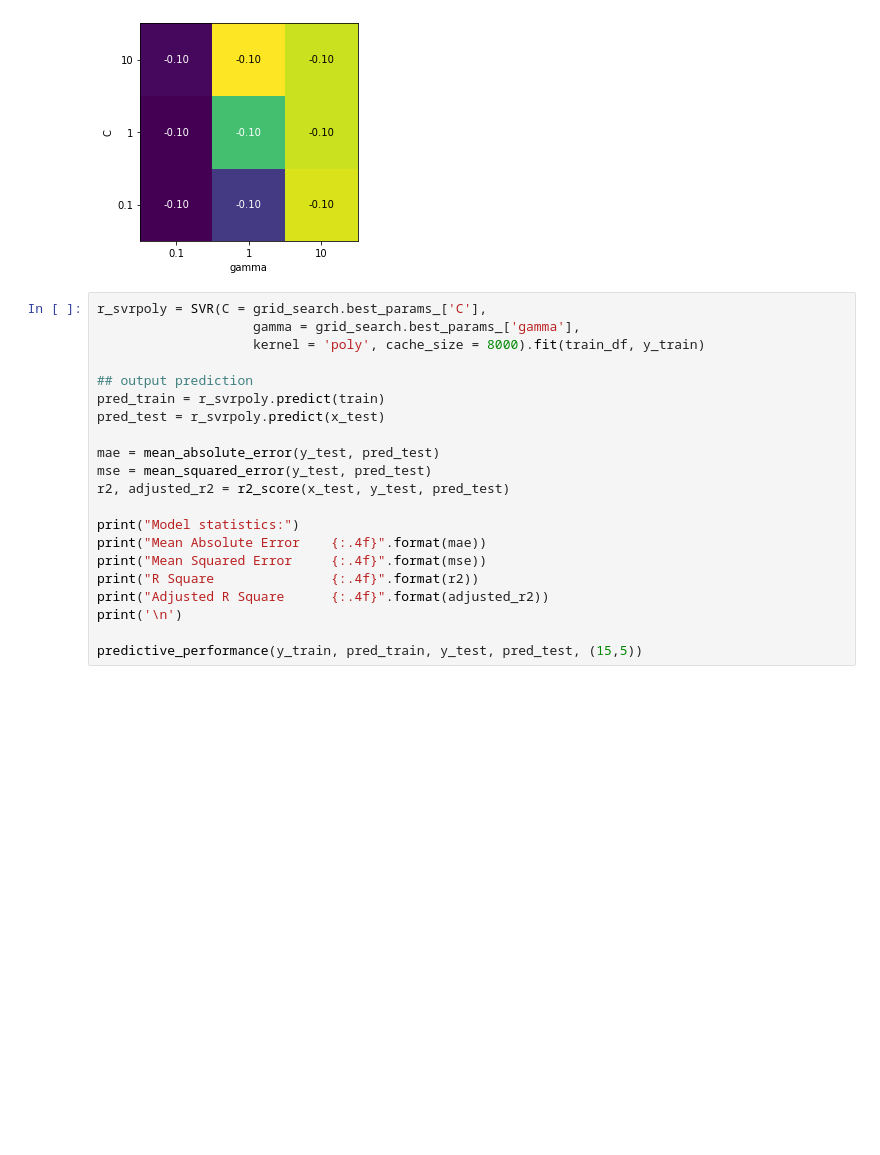
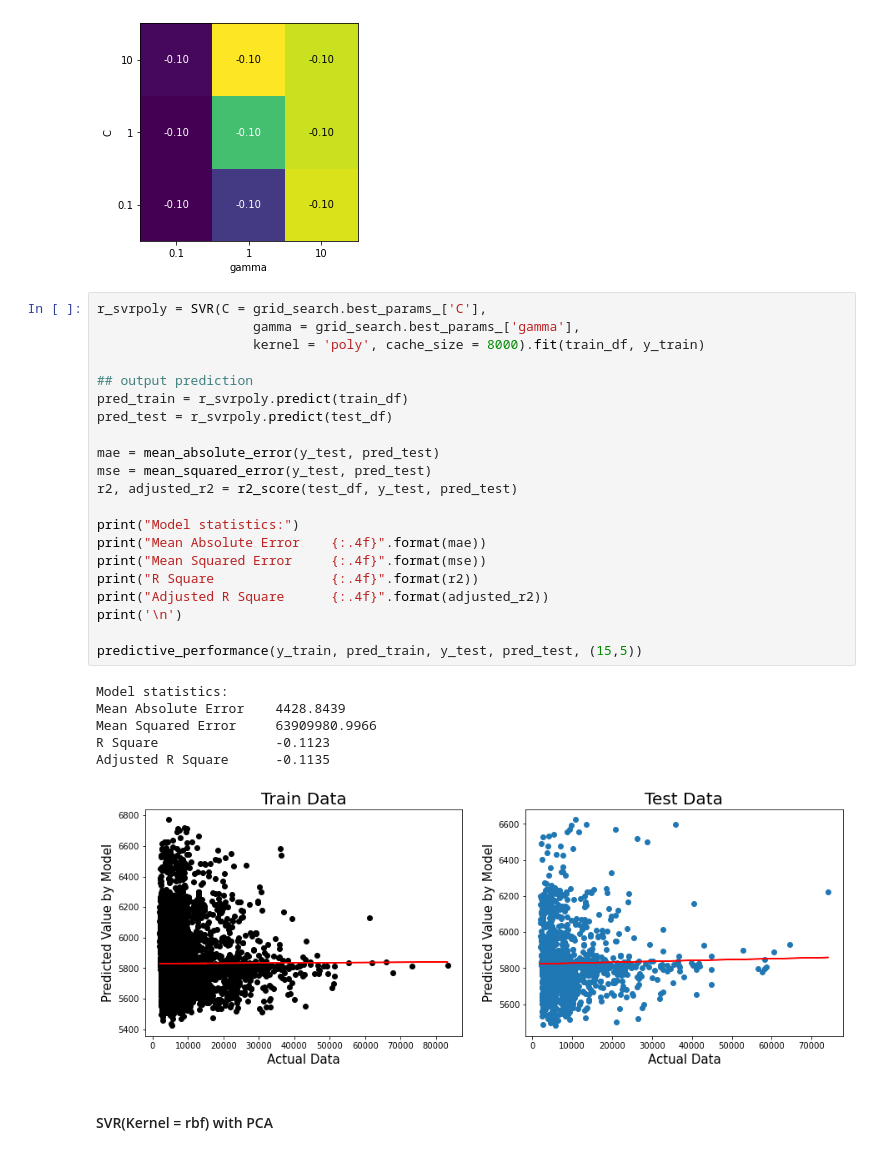
Before and after one commit to ddahiya16/Machine-Learning, a Jupyter notebook: Customer Life Time Value Prediction Model.ipynb, the cells around one changed output. Cells and saved outputs as stored; diff of their text form; blank space fills up the shorter version.

```diff
--- a/Customer Life Time Value Prediction Model.ipynb
+++ b/Customer Life Time Value Prediction Model.ipynb
@@ -2538,21 +2538,30 @@ mglearn.tools.heatmap(scores, xlabel='gamma',
 # %%
 r_svrpoly = SVR(C = grid_search.best_params_['C'],
                     gamma = grid_search.best_params_['gamma'],
                     kernel = 'poly', cache_size = 8000).fit(train_df, y_train)
 
 ## output prediction
-pred_train = r_svrpoly.predict(train)
-pred_test = r_svrpoly.predict(x_test)
+pred_train = r_svrpoly.predict(train_df)
+pred_test = r_svrpoly.predict(test_df)
 
 mae = mean_absolute_error(y_test, pred_test)
 mse = mean_squared_error(y_test, pred_test)
-r2, adjusted_r2 = r2_score(x_test, y_test, pred_test)
+r2, adjusted_r2 = r2_score(test_df, y_test, pred_test)
 
 print("Model statistics:")
 print("Mean Absolute Error    {:.4f}".format(mae))
 print("Mean Squared Error     {:.4f}".format(mse))
 print("R Square               {:.4f}".format(r2))
 print("Adjusted R Square      {:.4f}".format(adjusted_r2))
 print('\n')
 
 predictive_performance(y_train, pred_train, y_test, pred_test, (15,5))
+# %% [output]
+Model statistics:
+Mean Absolute Error    4428.8439
+Mean Squared Error     63909980.9966
+R Square               -0.1123
+Adjusted R Square      -0.1135
+[figure, added]
+# %% [markdown]
+#### SVR(Kernel = rbf) with PCA
```
Also changed, not shown: parts of 2 cells of this notebook.
